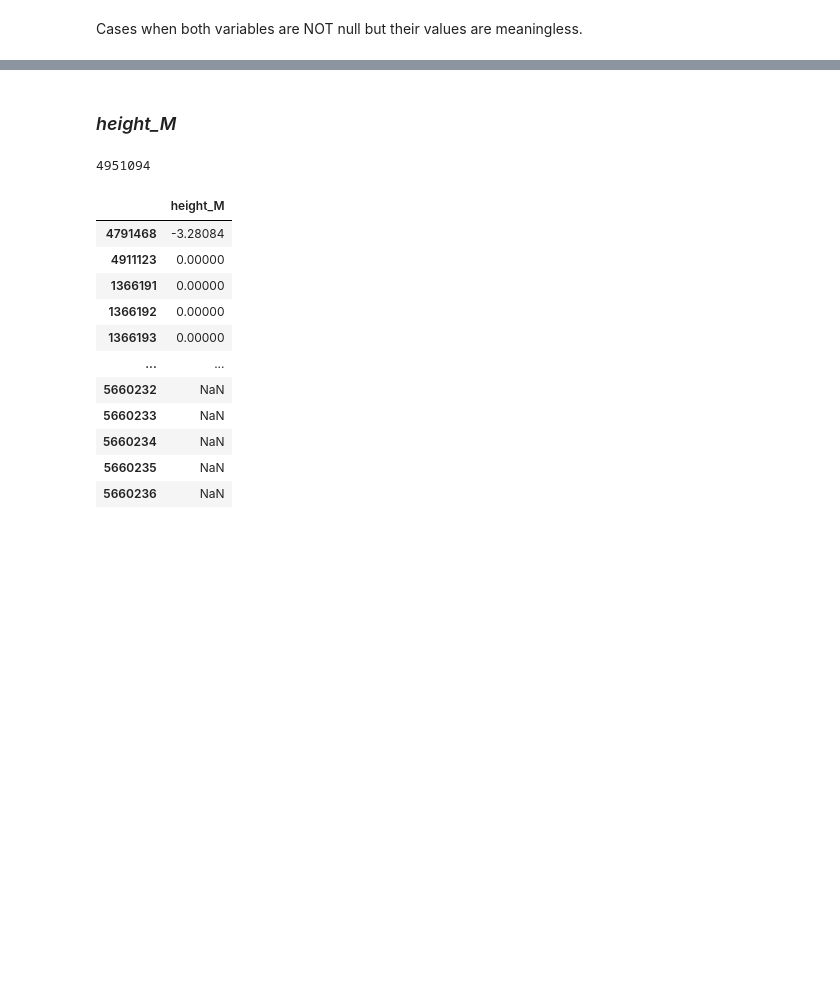
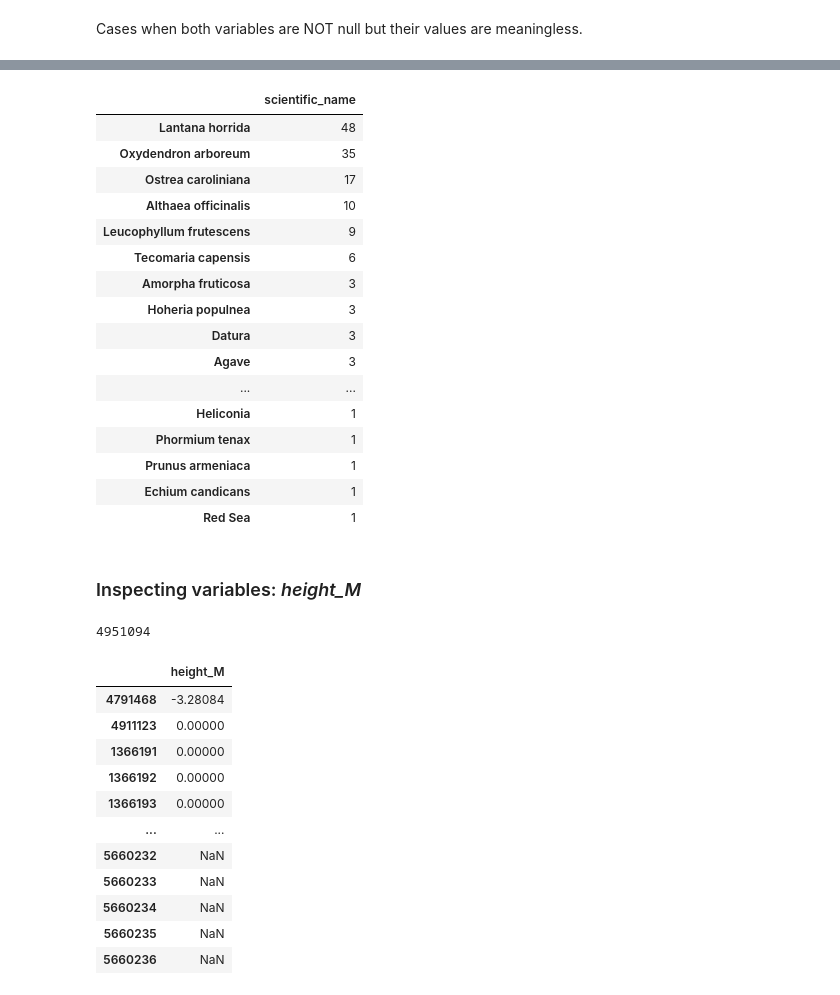
Before and after one commit to VittorioBartolomeoSecondin/DVIS-CAValli_Team, a Jupyter notebook: Assignment1 - Preprocessing.ipynb, the cells around one changed output, grey strips where cells are left out. Cells and saved outputs as stored; diff of their text form; code cells hidden in the pictures; blank space fills up the shorter version.

```diff
--- a/Assignment1 - Preprocessing.ipynb
+++ b/Assignment1 - Preprocessing.ipynb
@@ -398,0 +737,22 @@ tree_dataset['scientific_name'] = tree_dataset['scientific_name'].replace('Tree'
+# %%
+c_null = tree_dataset[(tree_dataset['common_name'].isnull()) & (~tree_dataset['scientific_name'].isnull())]
+c_null_ordered = c_null.sort_values(by='scientific_name', ascending=True)
+c_null['scientific_name'].value_counts().to_frame()
+# %% [output]
+|  | scientific_name |
+| Lantana horrida | 48 |
+| Oxydendron arboreum | 35 |
+| Ostrea caroliniana | 17 |
+| Althaea officinalis | 10 |
+| Leucophyllum frutescens | 9 |
+| Tecomaria capensis | 6 |
+| Amorpha fruticosa | 3 |
+| Hoheria populnea | 3 |
+| Datura | 3 |
+| Agave | 3 |
+| ... | ... |
+| Heliconia | 1 |
+| Phormium tenax | 1 |
+| Prunus armeniaca | 1 |
+| Echium candicans | 1 |
+| Red Sea | 1 |
@@ -399,5 +767,5 @@ tree_dataset['scientific_name'] = tree_dataset['scientific_name'].replace('Tree'
 # %% [markdown]
-### *height_M*
+### Inspecting variables: *height_M*
 # %%
 tree_dataset['height_M'].isnull().sum()
 # %% [output]
```
Also changed, not shown: parts of 59 cells of this notebook.
